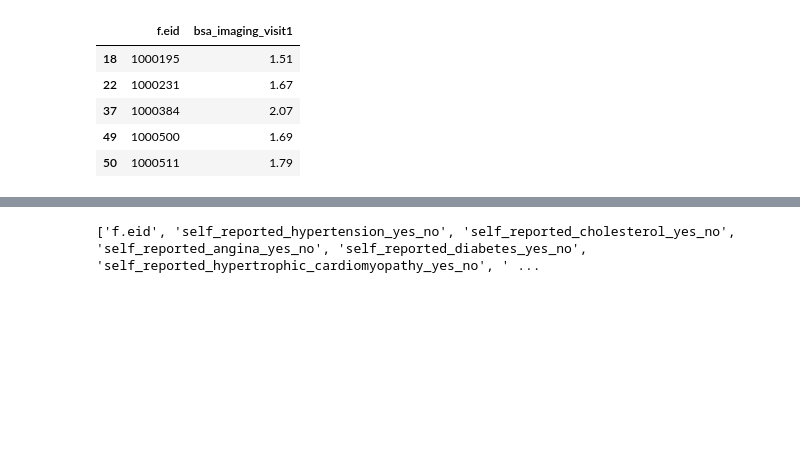
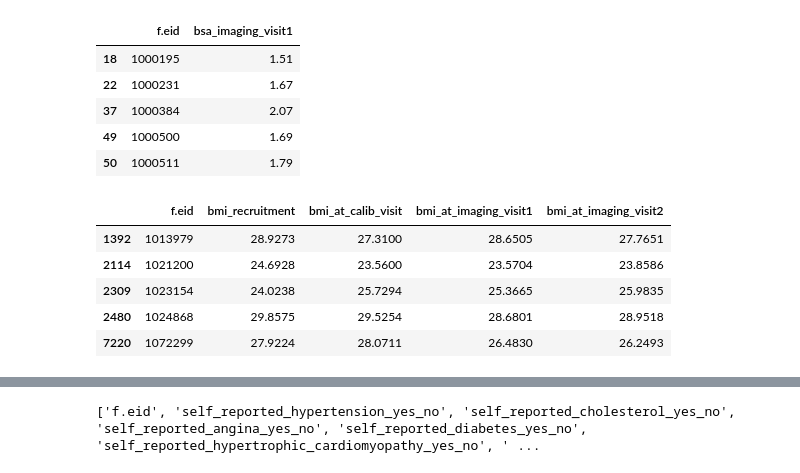
Before and after one commit to graciaandr/mres_dissertation, a Jupyter notebook: updated_data_preprocessing_covariates.ipynb, the cells around one changed output, grey strips where cells are left out. Drawn from its saved outputs; the diff is of its cells as text; code cells hidden in the pictures; blank space fills up the shorter version.

```diff
--- a/updated_data_preprocessing_covariates.ipynb
+++ b/updated_data_preprocessing_covariates.ipynb
@@ -1427,6 +1411,26 @@ df_bsa.head()
 | 37 | 1000384 | 2.07 |
 | 49 | 1000500 | 1.69 |
 | 50 | 1000511 | 1.79 |
+# %%
+## BMI field 21001
+
+bmi_path = data_path + "f.21001.tab"
+df_bmi = pd.read_csv(bmi_path, sep = "\t")
+df_bmi.rename(columns={
+    'f.21001.0.0': 'bmi_recruitment',
+    'f.21001.1.0': 'bmi_at_calib_visit',
+    'f.21001.2.0': 'bmi_at_imaging_visit1',
+    'f.21001.3.0': 'bmi_at_imaging_visit2'}, inplace=True)
+# df_bmi.drop(df_bmi.columns[2],axis=1,inplace=True)
+df_bmi.dropna(inplace = True)
+df_bmi.head()
+# %% [output]
+|  | f.eid | bmi_recruitment | bmi_at_calib_visit | bmi_at_imaging_visit1 | bmi_at_imaging_visit2 |
+| 1392 | 1013979 | 28.9273 | 27.3100 | 28.6505 | 27.7651 |
+| 2114 | 1021200 | 24.6928 | 23.5600 | 23.5704 | 23.8586 |
+| 2309 | 1023154 | 24.0238 | 25.7294 | 25.3665 | 25.9835 |
+| 2480 | 1024868 | 29.8575 | 29.5254 | 28.6801 | 28.9518 |
+| 7220 | 1072299 | 27.9224 | 28.0711 | 26.4830 | 26.2493 |
 # %%
 df_cmr_measures = pd.read_csv("/workspace/home/gandriamiadana/mres_dissertation/cmr_measures_updated.csv", sep= ";")
 df_cmr_measures.rename(columns={'eid': 'f.eid'}, inplace=True)
```
Also changed, not shown: parts of 5 cells of this notebook.
